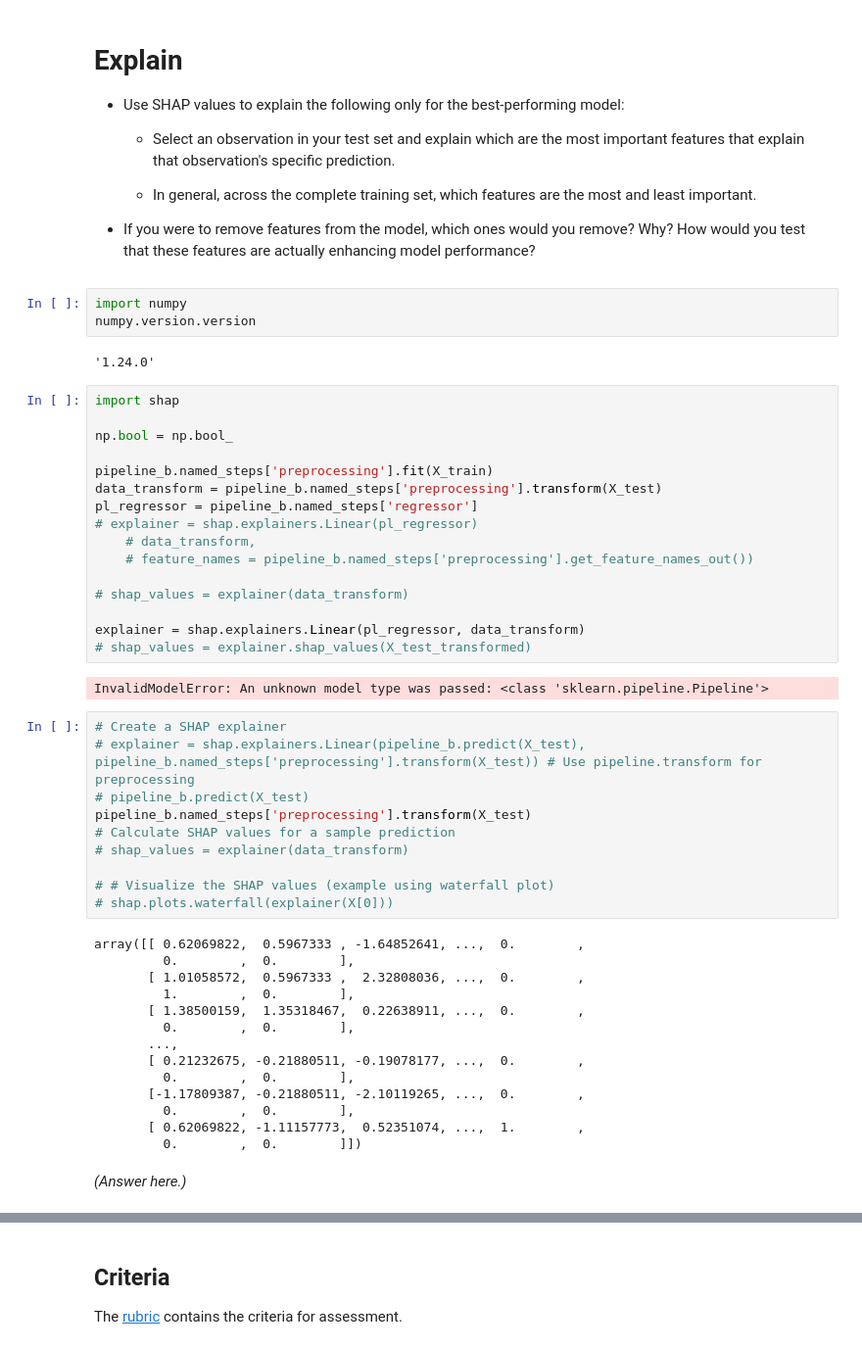
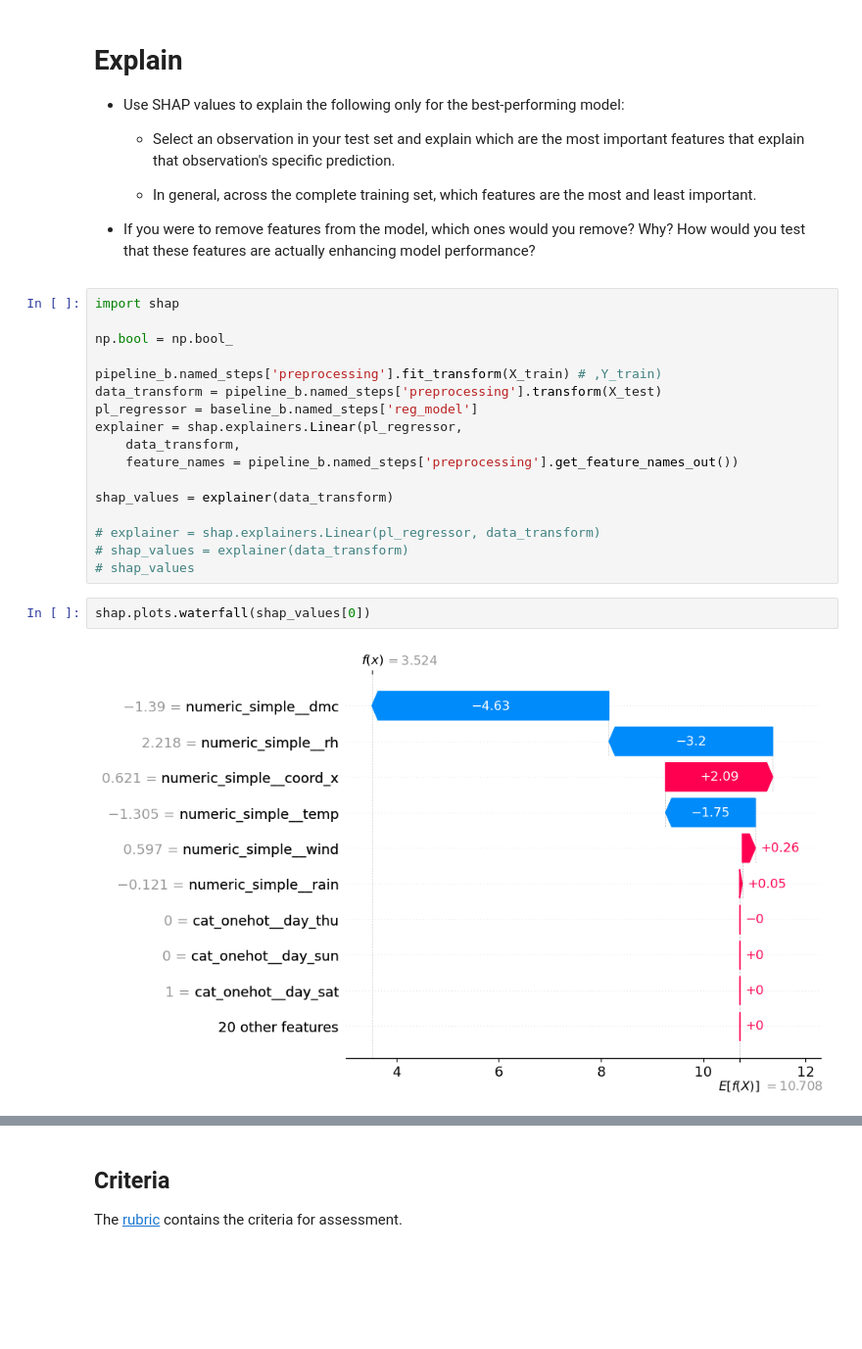
Before and after one commit to omaralfaqih6/production, a Jupyter notebook: 02_activities/assignments/assignment_2.ipynb, the cells around one changed output, grey strips where cells are left out. Shown at 98% size. Saved outputs shown, nothing was run; the diff lists cells and outputs as text; blank space fills up the shorter version.

```diff
--- a/02_activities/assignments/assignment_2.ipynb
+++ b/02_activities/assignments/assignment_2.ipynb
@@ -766,52 +771,24 @@ array([ 3.52353571, 12.89374066, 23.85694698, 11.02034319, 13.05990693,
     - In general, across the complete training set, which features are the most and least important.
 
 + If you were to remove features from the model, which ones would you remove? Why? How would you test that these features are actually enhancing model performance?
-# %%
-import numpy
-numpy.version.version
-# %% [output]
-'1.24.0'
 # %%
 import shap
 
 np.bool = np.bool_
 
-pipeline_b.named_steps['preprocessing'].fit(X_train)
+pipeline_b.named_steps['preprocessing'].fit_transform(X_train) # ,Y_train)
 data_transform = pipeline_b.named_steps['preprocessing'].transform(X_test)
-pl_regressor = pipeline_b.named_steps['regressor']
-# explainer = shap.explainers.Linear(pl_regressor)
-    # data_transform,
-    # feature_names = pipeline_b.named_steps['preprocessing'].get_feature_names_out())
+pl_regressor = baseline_b.named_steps['reg_model']
+explainer = shap.explainers.Linear(pl_regressor,
+    data_transform,
+    feature_names = pipeline_b.named_steps['preprocessing'].get_feature_names_out())
 
+shap_values = explainer(data_transform)
+
+# explainer = shap.explainers.Linear(pl_regressor, data_transform)
 # shap_values = explainer(data_transform)
-
-explainer = shap.explainers.Linear(pl_regressor, data_transform)
-# shap_values = explainer.shap_values(X_test_transformed)
+# shap_values
-# %% [output]
-InvalidModelError: An unknown model type was passed: <class 'sklearn.pipeline.Pipeline'>
-# %%
-# Create a SHAP explainer
-# explainer = shap.explainers.Linear(pipeline_b.predict(X_test), pipeline_b.named_steps['preprocessing'].transform(X_test)) # Use pipeline.transform for preprocessing
-# pipeline_b.predict(X_test)
-pipeline_b.named_steps['preprocessing'].transform(X_test)
-# Calculate SHAP values for a sample prediction
-# shap_values = explainer(data_transform)
-
-# # Visualize the SHAP values (example using waterfall plot)
-# shap.plots.waterfall(explainer(X[0]))
-# %% [output]
-array([[ 0.62069822,  0.5967333 , -1.64852641, ...,  0.        ,
-         0.        ,  0.        ],
-       [ 1.01058572,  0.5967333 ,  2.32808036, ...,  0.        ,
-         1.        ,  0.        ],
-       [ 1.38500159,  1.35318467,  0.22638911, ...,  0.        ,
-         0.        ,  0.        ],
-       ...,
-       [ 0.21232675, -0.21880511, -0.19078177, ...,  0.        ,
-         0.        ,  0.        ],
-       [-1.17809387, -0.21880511, -2.10119265, ...,  0.        ,
-         0.        ,  0.        ],
-       [ 0.62069822, -1.11157773,  0.52351074, ...,  1.        ,
-         0.        ,  0.        ]])
-# %% [markdown]
-*(Answer here.)*
+# %%
+shap.plots.waterfall(shap_values[0])
+# %% [output]
+[figure, added]
```
Also changed, not shown: parts of 12 cells of this notebook.
